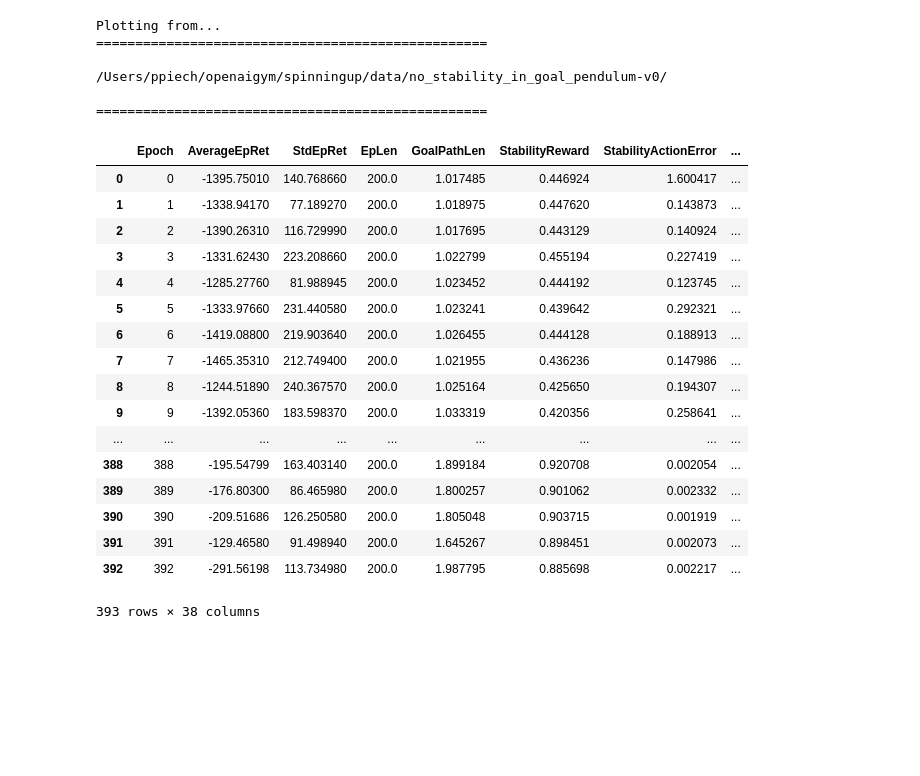
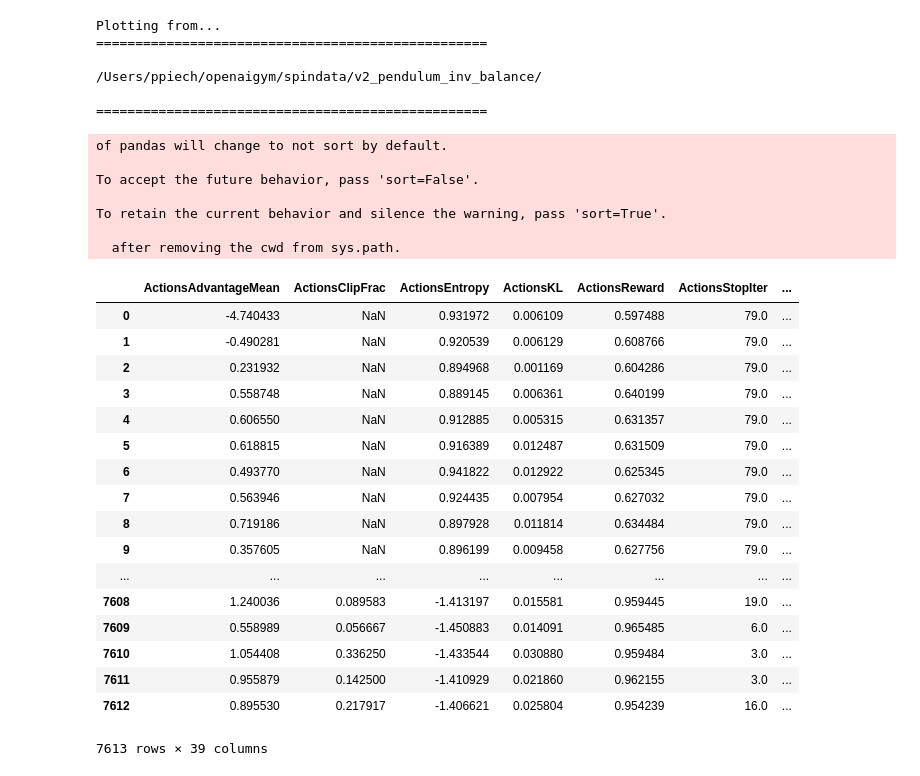
Before and after one commit to ppiech/spinningup, a Jupyter notebook: notebooks/pendulum_v2.ipynb, the cells around one changed output. Saved outputs shown, nothing was run; the diff lists cells and outputs as text; code cells hidden in the pictures; blank space fills up the shorter version.

```diff
--- a/notebooks/pendulum_v2.ipynb
+++ b/notebooks/pendulum_v2.ipynb
@@ -8,35 +8,42 @@ import os.path as osp
 import numpy as np
 from spinup.utils.plot import get_datasets, get_all_datasets, plot_data
 # %%
-datasets, configs = get_all_datasets(['/Users/ppiech/openaigym/spinningup/data/no_stability_in_goal_pendulum-v0/'])
+datasets, configs = get_all_datasets(['/Users/ppiech/openaigym/spindata/v2_pendulum_inv_balance/'])
 
 # Show a sample of the data
 pd.concat(datasets, ignore_index=True)
 # %% [output]
 Plotting from...
 ==================================================
 
-/Users/ppiech/openaigym/spinningup/data/no_stability_in_goal_pendulum-v0/
+/Users/ppiech/openaigym/spindata/v2_pendulum_inv_balance/
 
 ==================================================
+of pandas will change to not sort by default.
+
+To accept the future behavior, pass 'sort=False'.
+
+To retain the current behavior and silence the warning, pass 'sort=True'.
+
+  after removing the cwd from sys.path.
-|  | Epoch | AverageEpRet | StdEpRet | EpLen | GoalPathLen | StabilityReward | StabilityActionError | ... |
-| 0 | 0 | -1395.75010 | 140.768660 | 200.0 | 1.017485 | 0.446924 | 1.600417 | ... |
-| 1 | 1 | -1338.94170 | 77.189270 | 200.0 | 1.018975 | 0.447620 | 0.143873 | ... |
-| 2 | 2 | -1390.26310 | 116.729990 | 200.0 | 1.017695 | 0.443129 | 0.140924 | ... |
-| 3 | 3 | -1331.62430 | 223.208660 | 200.0 | 1.022799 | 0.455194 | 0.227419 | ... |
-| 4 | 4 | -1285.27760 | 81.988945 | 200.0 | 1.023452 | 0.444192 | 0.123745 | ... |
-| 5 | 5 | -1333.97660 | 231.440580 | 200.0 | 1.023241 | 0.439642 | 0.292321 | ... |
-| 6 | 6 | -1419.08800 | 219.903640 | 200.0 | 1.026455 | 0.444128 | 0.188913 | ... |
-| 7 | 7 | -1465.35310 | 212.749400 | 200.0 | 1.021955 | 0.436236 | 0.147986 | ... |
-| 8 | 8 | -1244.51890 | 240.367570 | 200.0 | 1.025164 | 0.425650 | 0.194307 | ... |
-| 9 | 9 | -1392.05360 | 183.598370 | 200.0 | 1.033319 | 0.420356 | 0.258641 | ... |
-| ... | ... | ... | ... | ... | ... | ... | ... | ... |
-| 388 | 388 | -195.54799 | 163.403140 | 200.0 | 1.899184 | 0.920708 | 0.002054 | ... |
-| 389 | 389 | -176.80300 | 86.465980 | 200.0 | 1.800257 | 0.901062 | 0.002332 | ... |
-| 390 | 390 | -209.51686 | 126.250580 | 200.0 | 1.805048 | 0.903715 | 0.001919 | ... |
-| 391 | 391 | -129.46580 | 91.498940 | 200.0 | 1.645267 | 0.898451 | 0.002073 | ... |
-| 392 | 392 | -291.56198 | 113.734980 | 200.0 | 1.987795 | 0.885698 | 0.002217 | ... |
+|  | ActionsAdvantageMean | ActionsClipFrac | ActionsEntropy | ActionsKL | ActionsReward | ActionsStopIter | ... |
+| 0 | -4.740433 | NaN | 0.931972 | 0.006109 | 0.597488 | 79.0 | ... |
+| 1 | -0.490281 | NaN | 0.920539 | 0.006129 | 0.608766 | 79.0 | ... |
+| 2 | 0.231932 | NaN | 0.894968 | 0.001169 | 0.604286 | 79.0 | ... |
+| 3 | 0.558748 | NaN | 0.889145 | 0.006361 | 0.640199 | 79.0 | ... |
+| 4 | 0.606550 | NaN | 0.912885 | 0.005315 | 0.631357 | 79.0 | ... |
+| 5 | 0.618815 | NaN | 0.916389 | 0.012487 | 0.631509 | 79.0 | ... |
+| 6 | 0.493770 | NaN | 0.941822 | 0.012922 | 0.625345 | 79.0 | ... |
+| 7 | 0.563946 | NaN | 0.924435 | 0.007954 | 0.627032 | 79.0 | ... |
+| 8 | 0.719186 | NaN | 0.897928 | 0.011814 | 0.634484 | 79.0 | ... |
+| 9 | 0.357605 | NaN | 0.896199 | 0.009458 | 0.627756 | 79.0 | ... |
+| ... | ... | ... | ... | ... | ... | ... | ... |
+| 7608 | 1.240036 | 0.089583 | -1.413197 | 0.015581 | 0.959445 | 19.0 | ... |
+| 7609 | 0.558989 | 0.056667 | -1.450883 | 0.014091 | 0.965485 | 6.0 | ... |
+| 7610 | 1.054408 | 0.336250 | -1.433544 | 0.030880 | 0.959484 | 3.0 | ... |
+| 7611 | 0.955879 | 0.142500 | -1.410929 | 0.021860 | 0.962155 | 3.0 | ... |
+| 7612 | 0.895530 | 0.217917 | -1.406621 | 0.025804 | 0.954239 | 16.0 | ... |
-393 rows × 38 columns
+7613 rows × 39 columns
 # %%
 # Show table of parameters used in the experiment, used as guide to graph legends
 
```
Also changed, not shown: parts of 7 cells of this notebook, 3 other files.
